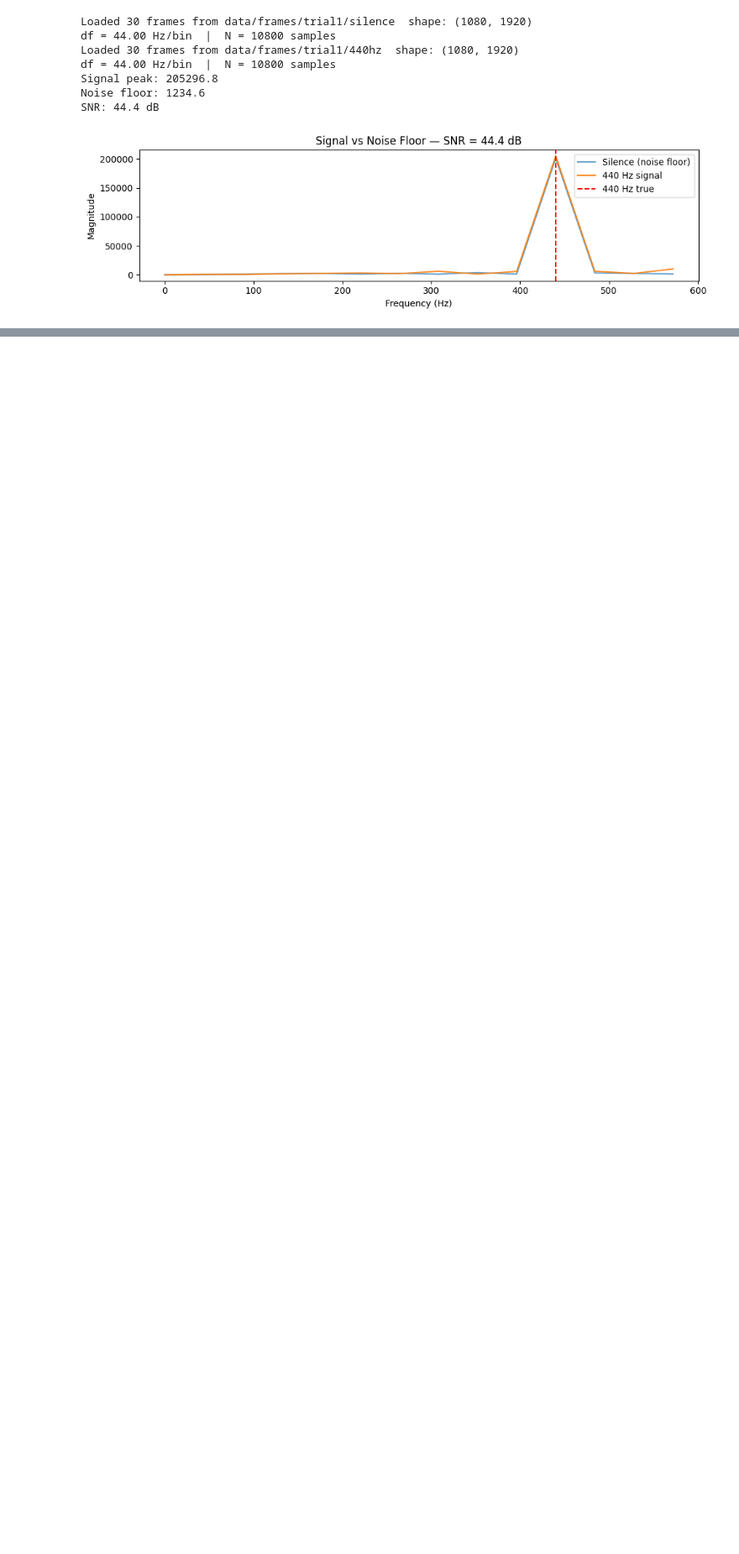
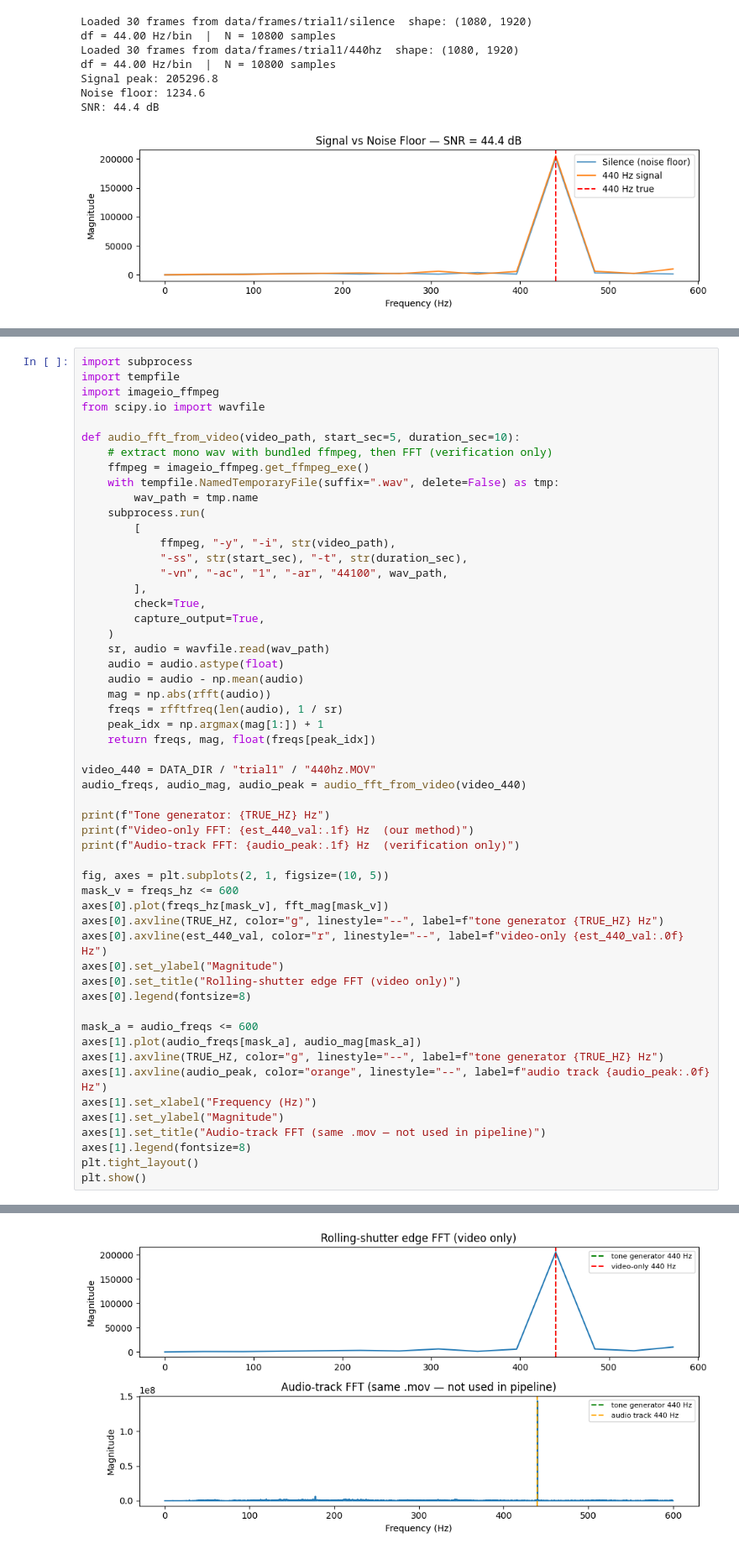
Before and after one commit to EKasuti/rolling-shutter-vibrometry, a Jupyter notebook: final.ipynb, the cells around one changed output, grey strips where cells are left out. Shown at 84% size. Saved outputs shown, nothing was run; the diff lists cells and outputs as text; blank space fills up the shorter version.

```diff
--- a/final.ipynb
+++ b/final.ipynb
@@ -423,0 +634,55 @@ SNR: 44.4 dB
+# %%
+import subprocess
+import tempfile
+import imageio_ffmpeg
+from scipy.io import wavfile
+
+def audio_fft_from_video(video_path, start_sec=5, duration_sec=10):
+    # extract mono wav with bundled ffmpeg, then FFT (verification only)
+    ffmpeg = imageio_ffmpeg.get_ffmpeg_exe()
+    with tempfile.NamedTemporaryFile(suffix=".wav", delete=False) as tmp:
+        wav_path = tmp.name
+    subprocess.run(
+        [
+            ffmpeg, "-y", "-i", str(video_path),
+            "-ss", str(start_sec), "-t", str(duration_sec),
+            "-vn", "-ac", "1", "-ar", "44100", wav_path,
+        ],
+        check=True,
+        capture_output=True,
+    )
+    sr, audio = wavfile.read(wav_path)
+    audio = audio.astype(float)
+    audio = audio - np.mean(audio)
+    mag = np.abs(rfft(audio))
+    freqs = rfftfreq(len(audio), 1 / sr)
+    peak_idx = np.argmax(mag[1:]) + 1
+    return freqs, mag, float(freqs[peak_idx])
+
+video_440 = DATA_DIR / "trial1" / "440hz.MOV"
+audio_freqs, audio_mag, audio_peak = audio_fft_from_video(video_440)
+
+print(f"Tone generator: {TRUE_HZ} Hz")
+print(f"Video-only FFT: {est_440_val:.1f} Hz  (our method)")
+print(f"Audio-track FFT: {audio_peak:.1f} Hz  (verification only)")
+
+fig, axes = plt.subplots(2, 1, figsize=(10, 5))
+mask_v = freqs_hz <= 600
+axes[0].plot(freqs_hz[mask_v], fft_mag[mask_v])
+axes[0].axvline(TRUE_HZ, color="g", linestyle="--", label=f"tone generator {TRUE_HZ} Hz")
+axes[0].axvline(est_440_val, color="r", linestyle="--", label=f"video-only {est_440_val:.0f} Hz")
+axes[0].set_ylabel("Magnitude")
+axes[0].set_title("Rolling-shutter edge FFT (video only)")
+axes[0].legend(fontsize=8)
+
+mask_a = audio_freqs <= 600
+axes[1].plot(audio_freqs[mask_a], audio_mag[mask_a])
+axes[1].axvline(TRUE_HZ, color="g", linestyle="--", label=f"tone generator {TRUE_HZ} Hz")
+axes[1].axvline(audio_peak, color="orange", linestyle="--", label=f"audio track {audio_peak:.0f} Hz")
+axes[1].set_xlabel("Frequency (Hz)")
+axes[1].set_ylabel("Magnitude")
+axes[1].set_title("Audio-track FFT (same .mov — not used in pipeline)")
+axes[1].legend(fontsize=8)
+plt.tight_layout()
+plt.show()
+# %% [output]
@@ -424 +692,2 @@ SNR: 44.4 dB
+[figure, added]
 # %% [markdown]
```
Also changed, not shown: parts of 11 cells of this notebook, 2 other files.
